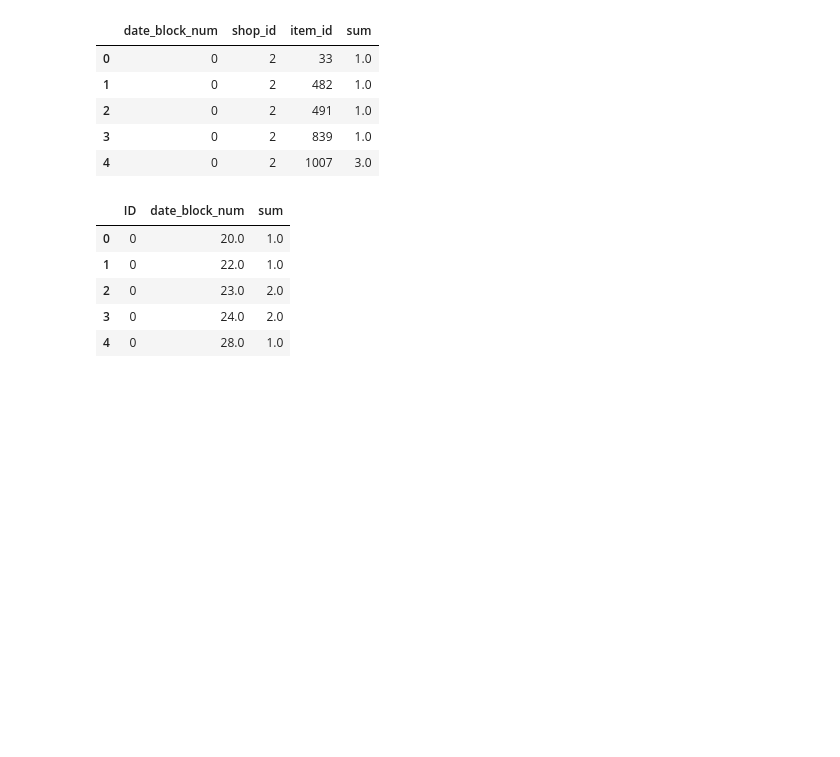
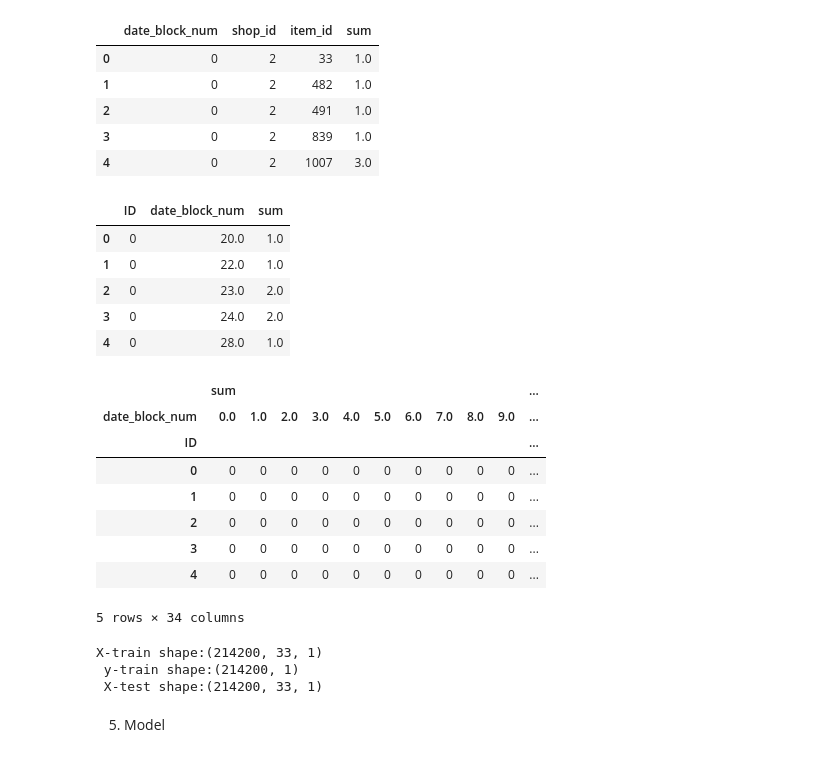
Before and after one commit to paulsok/kaggle, a Jupyter notebook: Predict Future Sales/Predict Future Sales.ipynb, the cells around one changed output. Saved outputs shown, nothing was run; the diff lists cells and outputs as text; code cells hidden in the pictures; blank space fills up the shorter version.

```diff
--- a/Predict Future Sales/Predict Future Sales.ipynb
+++ b/Predict Future Sales/Predict Future Sales.ipynb
@@ -175,3 +175,33 @@ sales_dataset.head()
 | 2 | 0 | 23.0 | 2.0 |
 | 3 | 0 | 24.0 | 2.0 |
 | 4 | 0 | 28.0 | 1.0 |
+# %%
+# expand sales_dataset to a pivot table
+sales_dataset_pivot = sales_dataset.pivot_table(
+    index='ID', columns='date_block_num', fill_value=0, aggfunc='sum')
+sales_dataset_pivot.head()
+# %% [output]
+|  | sum |  |  |  |  |  |  |  |  |  | ... |
+| date_block_num | 0.0 | 1.0 | 2.0 | 3.0 | 4.0 | 5.0 | 6.0 | 7.0 | 8.0 | 9.0 | ... |
+| ID |  |  |  |  |  |  |  |  |  |  | ... |
+| 0 | 0 | 0 | 0 | 0 | 0 | 0 | 0 | 0 | 0 | 0 | ... |
+| 1 | 0 | 0 | 0 | 0 | 0 | 0 | 0 | 0 | 0 | 0 | ... |
+| 2 | 0 | 0 | 0 | 0 | 0 | 0 | 0 | 0 | 0 | 0 | ... |
+| 3 | 0 | 0 | 0 | 0 | 0 | 0 | 0 | 0 | 0 | 0 | ... |
+| 4 | 0 | 0 | 0 | 0 | 0 | 0 | 0 | 0 | 0 | 0 | ... |
+5 rows × 34 columns
+# %%
+# train-teset split
+X_train = np.expand_dims(
+    sales_dataset_pivot.values[:, :-1], axis=2)  # without last column
+y_train = sales_dataset_pivot.values[:, -1:]  # last column
+# without first column
+X_test = np.expand_dims(sales_dataset_pivot.values[:, 1:], axis=2)
+
+print(f'X-train shape:{X_train.shape}\n y-train shape:{y_train.shape}\n X-test shape:{X_test.shape}')
+# %% [output]
+X-train shape:(214200, 33, 1)
+ y-train shape:(214200, 1)
+ X-test shape:(214200, 33, 1)
+# %% [markdown]
+5. Model
```
Also changed, not shown: parts of 1 cell of this notebook.
